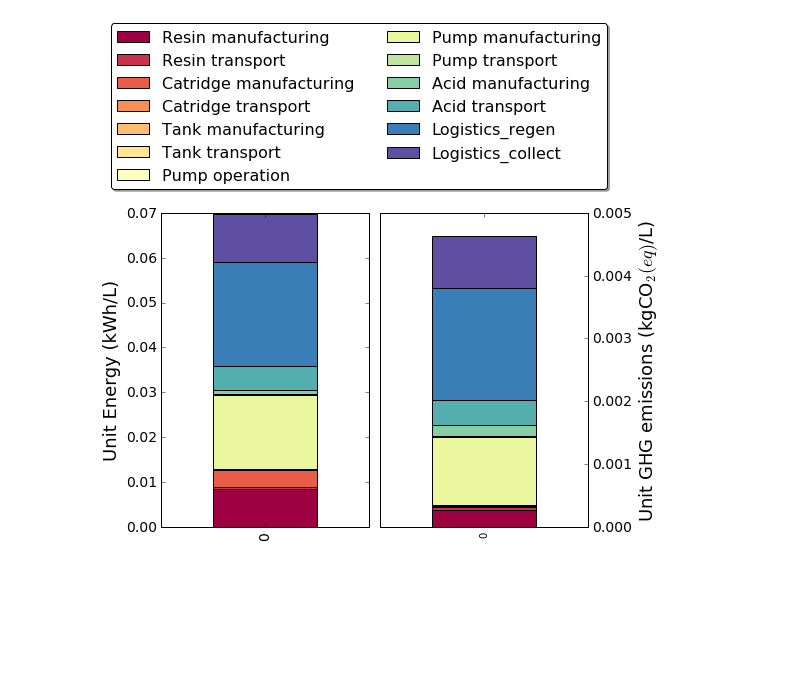
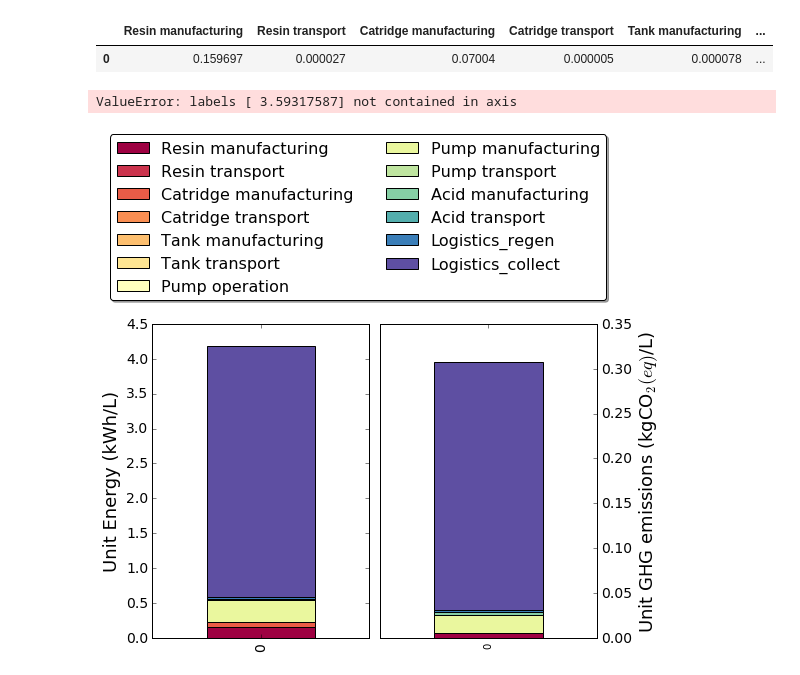
Before and after one commit to okavvada/Urine-Project, a Jupyter notebook: Plot_LCA_model.ipynb, the cells around one changed output. Cells and saved outputs as stored; diff of their text form; code cells hidden in the pictures; blank space fills up the shorter version.

Commit message:
fixed distances

```diff
--- a/Plot_LCA_model.ipynb
+++ b/Plot_LCA_model.ipynb
@@ -15,27 +15,39 @@ n_collection = 1
 Logistics = logistics_model('..\shapefiles\\building_block_people_WGS_2.csv', n_regen, n_collection)
 distance_regeneration, distance_collection = Logistics.logistics_distances()
 # %%
-Total_Energy = []
-Total_GHG = []
-for index, row in distance_regeneration.iterrows()
+Total_Energy = pd.DataFrame()
+Total_GHG = pd.DataFrame()
+for index, row in distance_regeneration.iterrows():
     number_of_houses_per_facility= row['num_people']
     distance_regen = row['total_dist_m']/1000
     ENERGY, GHG = LCA_urine_model(number_of_houses_per_facility, distance_regen, distance_collection)
-    Total_Energy.append(ENERGY)
-    Total_GHG.append(GHG)
+    Total_Energy=Total_Energy.append(ENERGY)
+    Total_GHG=Total_GHG.append(GHG)
+# %%
+Total_Energy_all
+# %% [output]
+|  | Resin manufacturing | Resin transport | Catridge manufacturing | Catridge transport | Tank manufacturing | ... |
+| 0 | 0.159697 | 0.000027 | 0.07004 | 0.000005 | 0.000078 | ... |
+# %%
+Total_Energy_all = Total_Energy.sum()
+Total_Energy_all=pd.DataFrame(Total_Energy_all).T
+Total_GHG_all = Total_GHG.sum()
+Total_GHG_all=pd.DataFrame(Total_GHG_all).T
+# %% [output]
+ValueError: labels [ 3.59317587] not contained in axis
 # %%
 fig = plt.figure(figsize=(8, 5))
 ax = fig.add_subplot(1,2, 1)
-a=Total_ENERGY_plot.plot(kind='bar', stacked = True, ax=ax, legend=False,colormap='Spectral')
+a=Total_Energy_all.plot(kind='bar', stacked = True, ax=ax, legend=False,colormap='Spectral')
 plt.xticks(fontsize=14)
 plt.yticks(fontsize=14)
 plt.ylabel('Unit Energy (kWh/L)',fontsize=18)
 ax = fig.add_subplot(1,2, 2)
-b=Total_GHG_plot.plot(kind='bar', stacked = True, secondary_y=True, ax=ax, legend=False,colormap='Spectral')
+b=Total_GHG_all.plot(kind='bar', stacked = True, secondary_y=True, ax=ax, legend=False,colormap='Spectral')
 plt.xticks(fontsize=14)
 plt.yticks(fontsize=14)
 plt.ylabel('Unit GHG emissions (kgCO$_2(eq)$/L)',fontsize=18)
 b.legend(loc='lower center', bbox_to_anchor=(-0.1, 1.05),ncol=2, fancybox=True, shadow=True,fontsize=16)
 fig.tight_layout()
 # %% [output]
-[figure, old version]
+[figure, new version]
```
Also changed, not shown: 2 other files.
